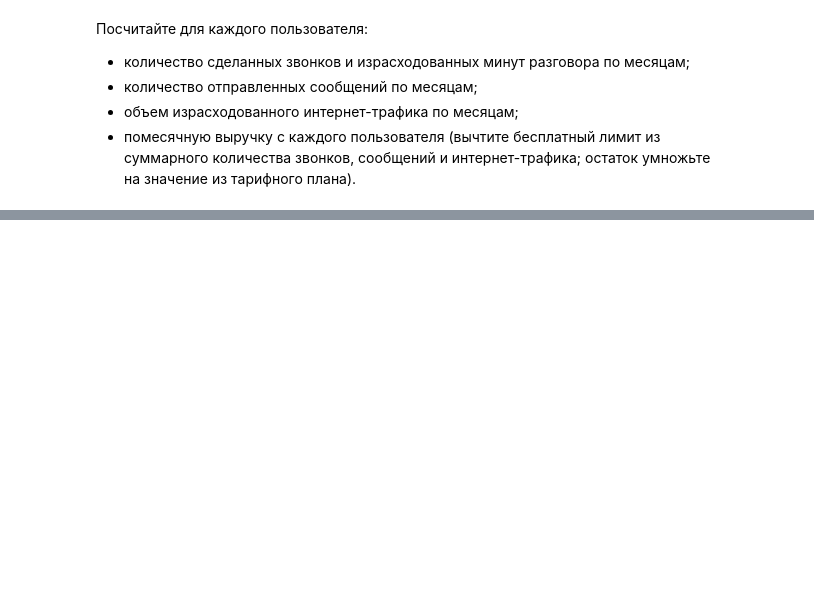
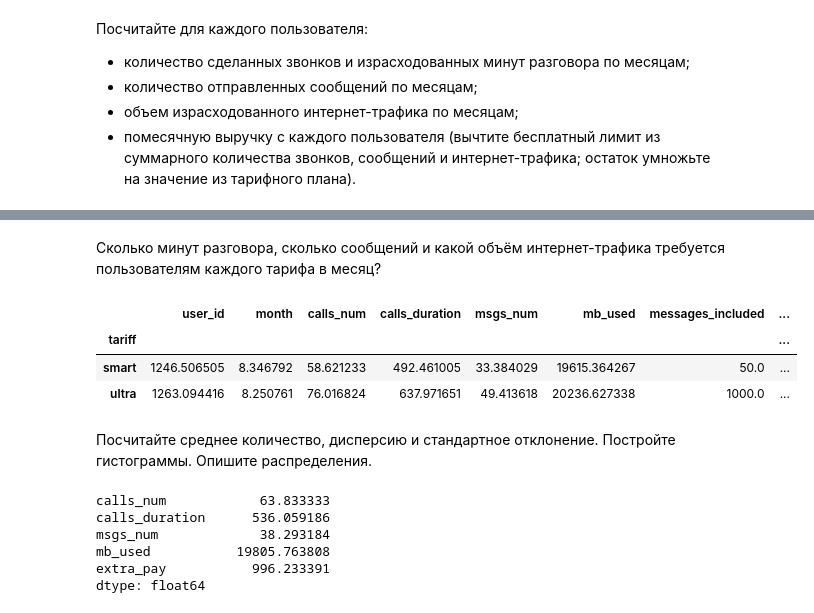
Before and after one commit to nikolai44/data-science-cource, a Jupyter notebook: sprint4/notebook.ipynb, the cells around one changed output, grey strips where cells are left out. Saved outputs shown, nothing was run; the diff lists cells and outputs as text; code cells hidden in the pictures; blank space fills up the shorter version.

```diff
--- a/sprint4/notebook.ipynb
+++ b/sprint4/notebook.ipynb
@@ -96,0 +189,22 @@ users.reg_date = pd.to_datetime(users.reg_date)
+# %% [markdown]
+Сколько минут разговора, сколько сообщений и какой объём интернет-трафика требуется
+пользователям каждого тарифа в месяц?
+# %%
+total.groupby('tariff').mean()
+# %% [output]
+|  | user_id | month | calls_num | calls_duration | msgs_num | mb_used | messages_included | ... |
+| tariff |  |  |  |  |  |  |  | ... |
+| smart | 1246.506505 | 8.346792 | 58.621233 | 492.461005 | 33.384029 | 19615.364267 | 50.0 | ... |
+| ultra | 1263.094416 | 8.250761 | 76.016824 | 637.971651 | 49.413618 | 20236.627338 | 1000.0 | ... |
+# %% [markdown]
+Посчитайте среднее количество, дисперсию и стандартное отклонение. Постройте гистограммы.
+Опишите распределения.
+# %%
+total[['calls_num', 'calls_duration', 'msgs_num', 'mb_used', 'extra_pay']].mean()
+# %% [output]
+calls_num            63.833333
+calls_duration      536.059186
+msgs_num             38.293184
+mb_used           19805.763808
+extra_pay           996.233391
+dtype: float64
```
Also changed, not shown: parts of 23 cells of this notebook.
